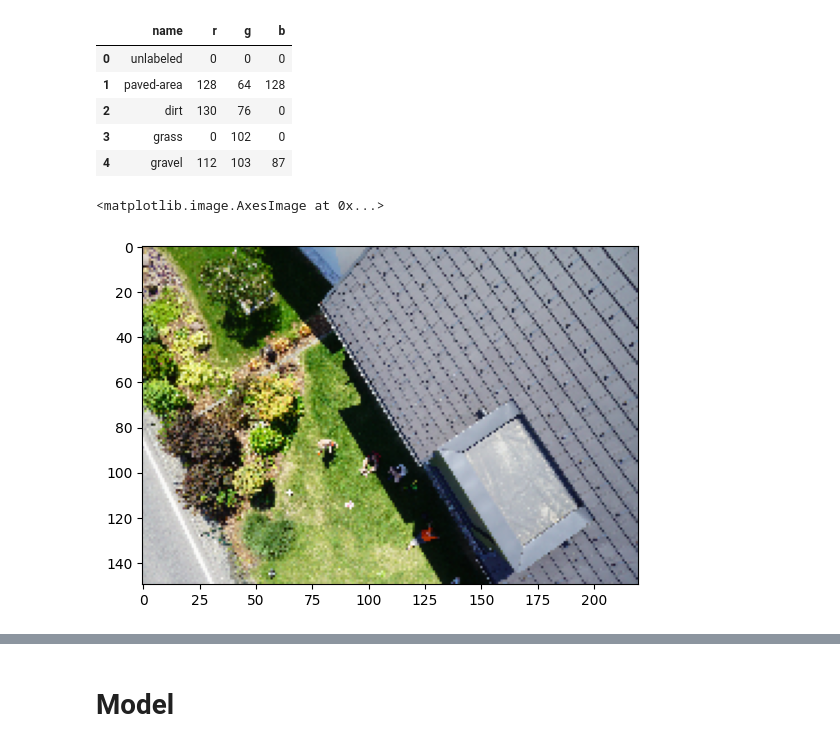
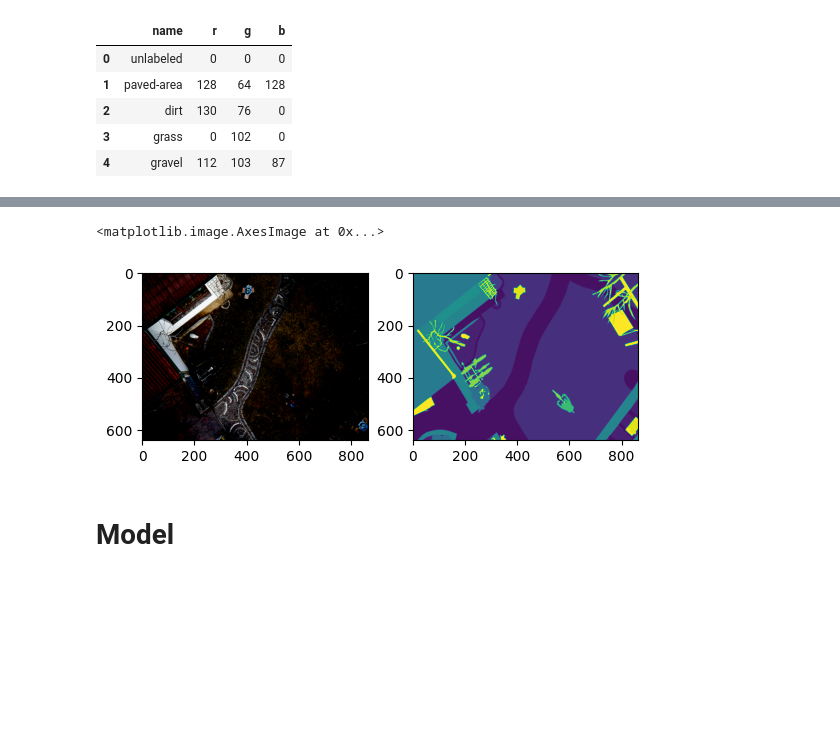
Before and after one commit to O-suke12/SemanticSegmentation, a Jupyter notebook: Semantic_Segmentation.ipynb, the cells around one changed output, grey strips where cells are left out. Cells and saved outputs as stored; diff of their text form; code cells hidden in the pictures; blank space fills up the shorter version.

Commit message:
Change the model

```diff
--- a/Semantic_Segmentation.ipynb
+++ b/Semantic_Segmentation.ipynb
@@ -72,10 +59,19 @@ from torchvision.io import read_image
 from  torchvision import transforms
 from torch.utils.data.dataloader import DataLoader
 
-preprocess = transforms.Compose([
-    transforms.Resize(size=(192, 224), antialias=False),
-    transforms.ConvertImageDtype(torch.float),
- ])
+t_train = A.Compose([
+    A.Resize(640, 800),
+    A.augmentations.transforms.Normalize(mean=(0.5, 0.5, 0.5), std=(0.5, 0.5, 0.5)),
+    A.HorizontalFlip(),
+    A.VerticalFlip(),
+    ToTensorV2()
+])
+
+t_valid = A.Compose([
+    A.Resize(704,1052),
+    A.augmentations.transforms.Normalize(mean=(0.5, 0.5, 0.5), std=(0.5, 0.5, 0.5)),
+    ToTensorV2()
+])
 
 class Custom_dataset(Dataset):
   def __init__(self, image_dir, mask_dir, df, transform=True):
@@ -86,29 +82,24 @@ class Custom_dataset(Dataset):
     return len(self.df)
 
   def __getitem__(self,idx):
-    image = read_image(image_dir+"/"+self.df.iloc[idx,0][:-3]+"jpg")
-    mask = read_image(mask_dir+"/"+self.df.iloc[idx,0])
-    image = self.transform(image)
-    mask = self.transform(mask)
-    mask = torch.max(mask.permute(1, 2, 0),dim=2)[0]
+    image = np.array(Image.open(image_dir+"/"+self.df.iloc[idx,0][:-3]+"jpg"))
+    mask = np.array(Image.open(mask_dir+"/"+self.df.iloc[idx,0]))
+    aug = self.transform(image=image, mask=mask)
+    image = aug["image"]
+    mask = aug["mask"]
     return image, mask
 
 image_dir = "/content/dataset/semantic_drone_dataset/original_images"
-mask_dir = "/content/RGB_color_image_masks/RGB_color_image_masks"
+mask_dir = "/content/dataset/semantic_drone_dataset/label_images_semantic"
 
-CD_train = Custom_dataset(image_dir, mask_dir, df_train, preprocess)
-CD_valid = Custom_dataset(image_dir, mask_dir, df_valid, preprocess)
-CD_test = Custom_dataset(image_dir, mask_dir, df_test, preprocess)
-train_loader = DataLoader(CD_train, batch_size=16, shuffle=True, num_workers=2, drop_last=True)
-valid_loader = DataLoader(CD_valid, batch_size=16, shuffle=True, num_workers=2, drop_last=True)
+CD_train = Custom_dataset(image_dir, mask_dir, df_train, t_train)
+CD_valid = Custom_dataset(image_dir, mask_dir, df_valid, t_valid)
+CD_test = Custom_dataset(image_dir, mask_dir, df_test, t_valid)
+train_loader = DataLoader(CD_train, batch_size=3, shuffle=True, drop_last=True)
+valid_loader = DataLoader(CD_valid, batch_size=3, shuffle=True, drop_last=True)
-# %%
-import matplotlib.pyplot as plt
-sample_image = CD_train.__getitem__(0)[0]
-
-# sample_pred = model(sample_image.unsqueeze(0).to(torch.device(dev)))
-# sample_pred = torch.tensor(sample_pred.cpu().squeeze(0))
-plt.imshow(  sample_image.permute(1, 2, 0)  )
-# plt.imshow(  sample_pred.permute(1, 2, 0))
-# %% [output]
-<matplotlib.image.AxesImage at 0x...>
-[figure, removed]
+# %%
+import matplotlib.pyplot as plt
+fig, axes = plt.subplots(1,2)
+axes[0].imshow(CD_train.__getitem__(2)[0].permute(1,2,0))
+axes[1].imshow(CD_train.__getitem__(2)[1])
+# %% [output]
@@ -115,2 +107,4 @@ plt.imshow(  sample_image.permute(1, 2, 0)  )
+<matplotlib.image.AxesImage at 0x...>
+[figure, added]
 # %% [markdown]
 # **Model**
```
Also changed, not shown: parts of 13 cells of this notebook.
